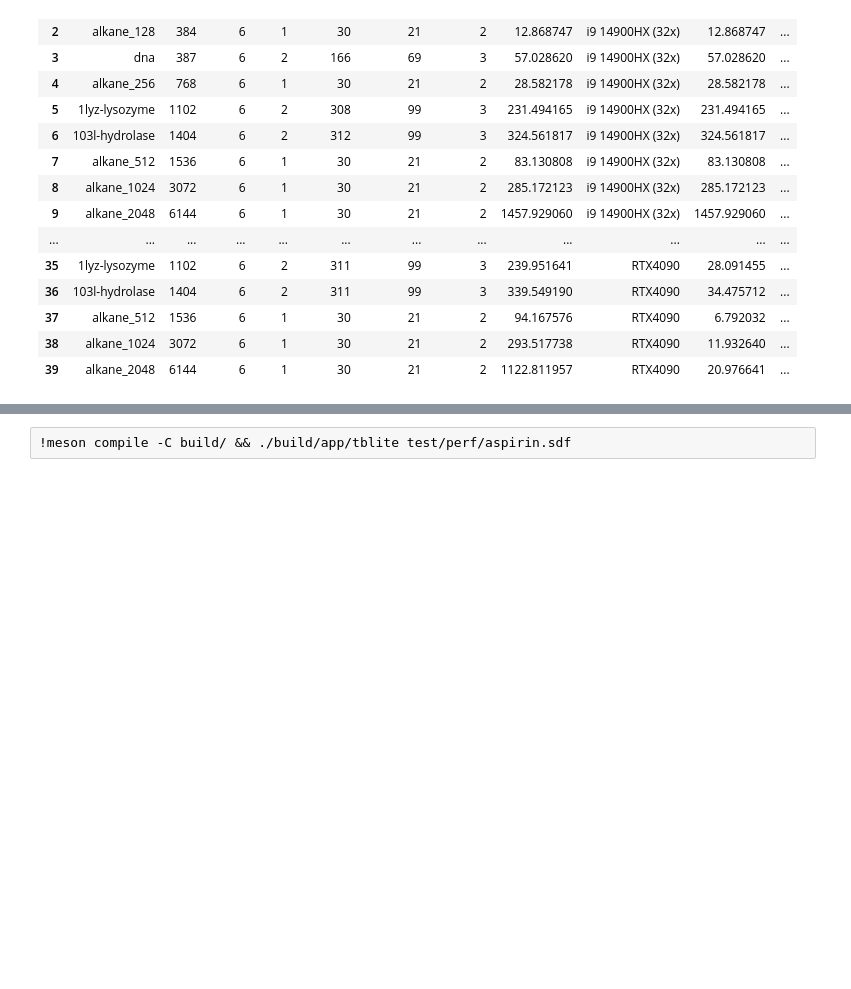
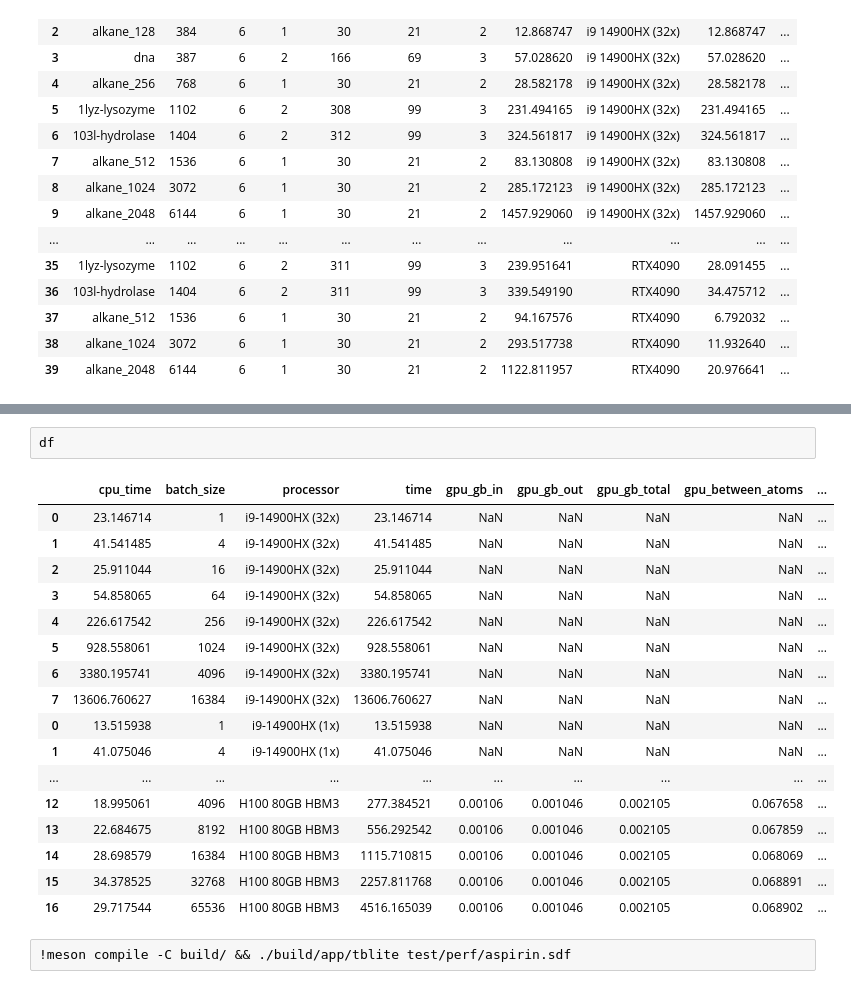
Before and after one commit to tornikeo/tblite, a Jupyter notebook: notes/make_figures.ipynb, the cells around one changed output, grey strips where cells are left out. Drawn from its saved outputs; the diff is of its cells as text; blank space fills up the shorter version.

```diff
--- a/notes/make_figures.ipynb
+++ b/notes/make_figures.ipynb
@@ -331,3 +333,23 @@ relative_perf_plot(df)
+# %%
+df
+# %% [output]
+|  | cpu_time | batch_size | processor | time | gpu_gb_in | gpu_gb_out | gpu_gb_total | gpu_between_atoms | ... |
+| 0 | 23.146714 | 1 | i9-14900HX (32x) | 23.146714 | NaN | NaN | NaN | NaN | ... |
+| 1 | 41.541485 | 4 | i9-14900HX (32x) | 41.541485 | NaN | NaN | NaN | NaN | ... |
+| 2 | 25.911044 | 16 | i9-14900HX (32x) | 25.911044 | NaN | NaN | NaN | NaN | ... |
+| 3 | 54.858065 | 64 | i9-14900HX (32x) | 54.858065 | NaN | NaN | NaN | NaN | ... |
+| 4 | 226.617542 | 256 | i9-14900HX (32x) | 226.617542 | NaN | NaN | NaN | NaN | ... |
+| 5 | 928.558061 | 1024 | i9-14900HX (32x) | 928.558061 | NaN | NaN | NaN | NaN | ... |
+| 6 | 3380.195741 | 4096 | i9-14900HX (32x) | 3380.195741 | NaN | NaN | NaN | NaN | ... |
+| 7 | 13606.760627 | 16384 | i9-14900HX (32x) | 13606.760627 | NaN | NaN | NaN | NaN | ... |
+| 0 | 13.515938 | 1 | i9-14900HX (1x) | 13.515938 | NaN | NaN | NaN | NaN | ... |
+| 1 | 41.075046 | 4 | i9-14900HX (1x) | 41.075046 | NaN | NaN | NaN | NaN | ... |
+| ... | ... | ... | ... | ... | ... | ... | ... | ... | ... |
+| 12 | 18.995061 | 4096 | H100 80GB HBM3 | 277.384521 | 0.00106 | 0.001046 | 0.002105 | 0.067658 | ... |
+| 13 | 22.684675 | 8192 | H100 80GB HBM3 | 556.292542 | 0.00106 | 0.001046 | 0.002105 | 0.067859 | ... |
+| 14 | 28.698579 | 16384 | H100 80GB HBM3 | 1115.710815 | 0.00106 | 0.001046 | 0.002105 | 0.068069 | ... |
+| 15 | 34.378525 | 32768 | H100 80GB HBM3 | 2257.811768 | 0.00106 | 0.001046 | 0.002105 | 0.068891 | ... |
+| 16 | 29.717544 | 65536 | H100 80GB HBM3 | 4516.165039 | 0.00106 | 0.001046 | 0.002105 | 0.068902 | ... |
 # %%
 !meson compile -C build/ && ./build/app/tblite test/perf/aspirin.sdf
 # %% [output]
```
Also changed, not shown: parts of 6 cells of this notebook.
